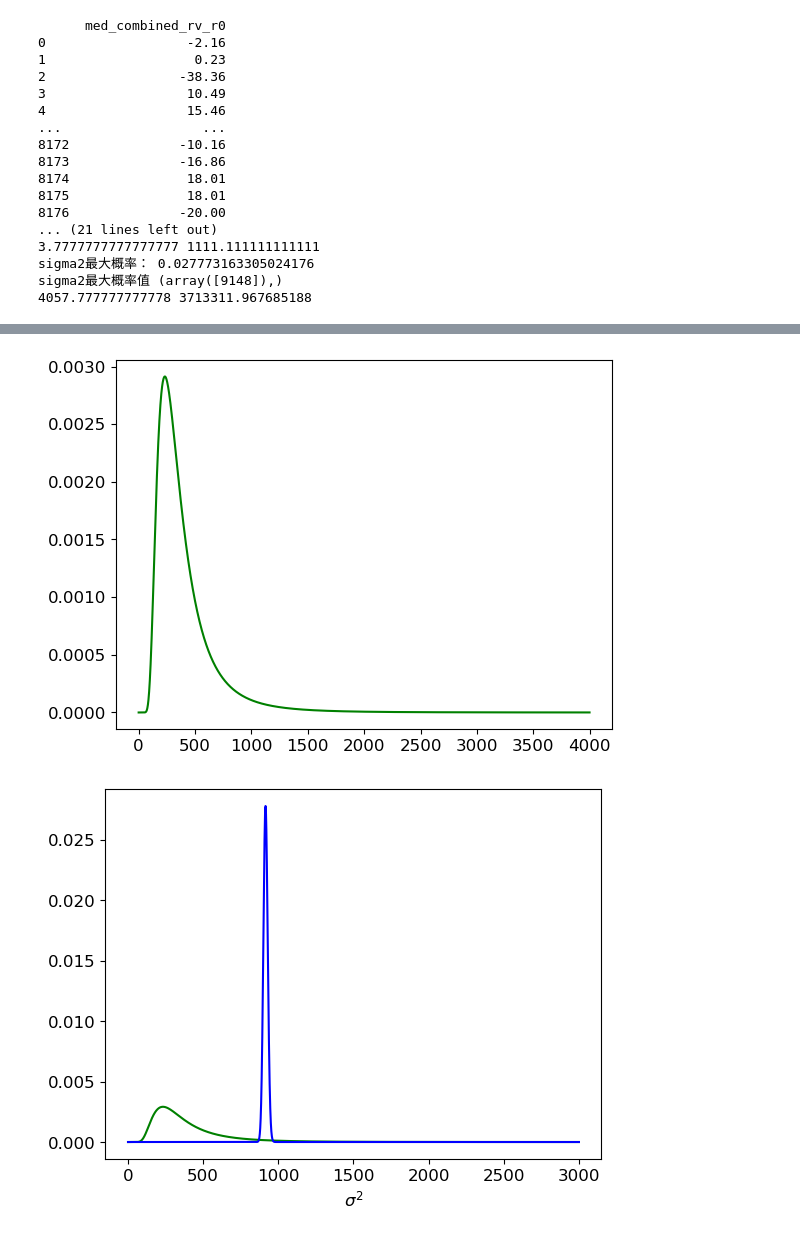
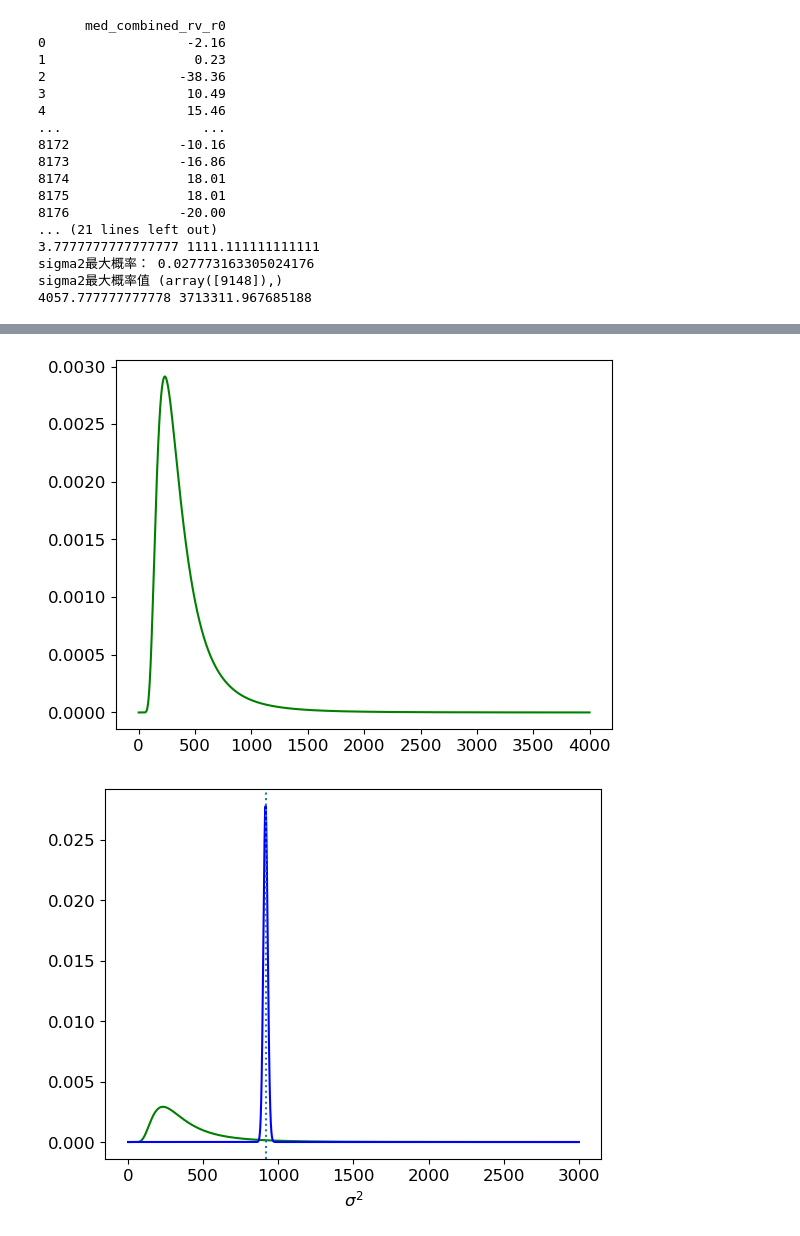
Before and after one commit to suiranruofeng/AstroStatisticsGW, a Jupyter notebook: singlebeyes.ipynb, the cells around one changed output, grey strips where cells are left out. Saved outputs shown, nothing was run; the diff lists cells and outputs as text; code cells hidden in the pictures.

```diff
--- a/singlebeyes.ipynb
+++ b/singlebeyes.ipynb
@@ -77,32 +77,32 @@ fig = plt.figure()
 #e2,=ax.plot(x, invgamma.pdf(x,k/2.,k/2.*s**2),'g-')
 plt.plot(x, InvGamma_pdf(x,a1,b1),'g-')
 plt.plot(x, InvGamma_pdf(x,a2,b2),'b-')
-#plt.axvline(1727,ls=':')
+plt.axvline(914.8,ls=':')
 plt.xlabel(r'$\sigma^2$',fontsize=12)
 
 print('sigma2最大概率：',max(InvGamma_pdf(x,a2,b2)))
 print('sigma2最大概率值',np.where(InvGamma_pdf(x,a2,b2)==max(InvGamma_pdf(x,a2,b2))))
 print(a2,b2)
 
 plt.show()
 # %% [output]
       med_combined_rv_r0
 0                  -2.16
 1                   0.23
 2                 -38.36
 3                  10.49
 4                  15.46
 ...                  ...
 8172              -10.16
 8173              -16.86
 8174               18.01
 8175               18.01
 8176              -20.00
 ... (21 lines left out)
 3.7777777777777777 1111.111111111111
 sigma2最大概率： 0.027773163305024176
 sigma2最大概率值 (array([9148]),)
 4057.777777777778 3713311.967685188
 [figure]
 [figure]
-[figure, old version]
+[figure, new version]
```
